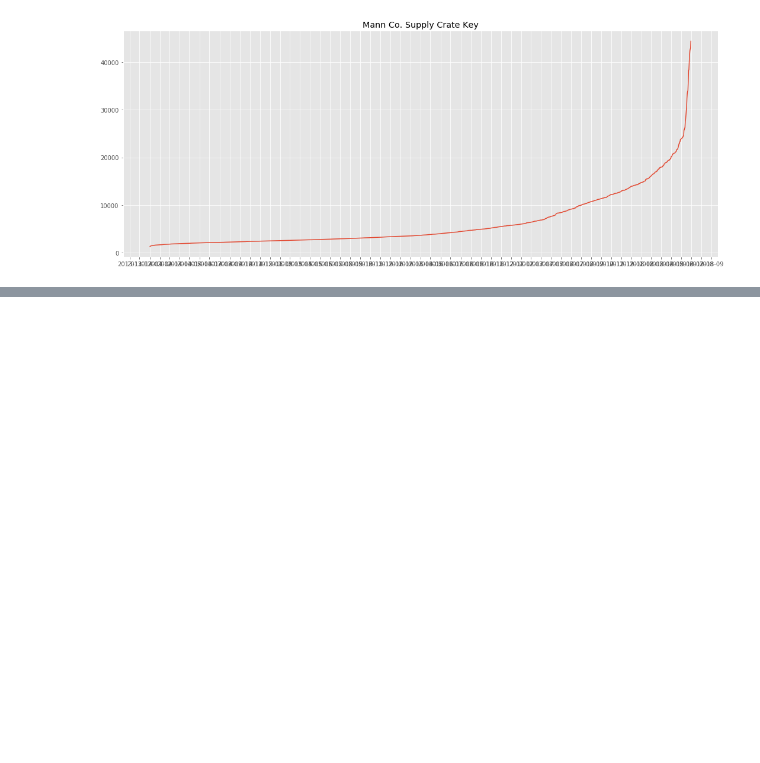
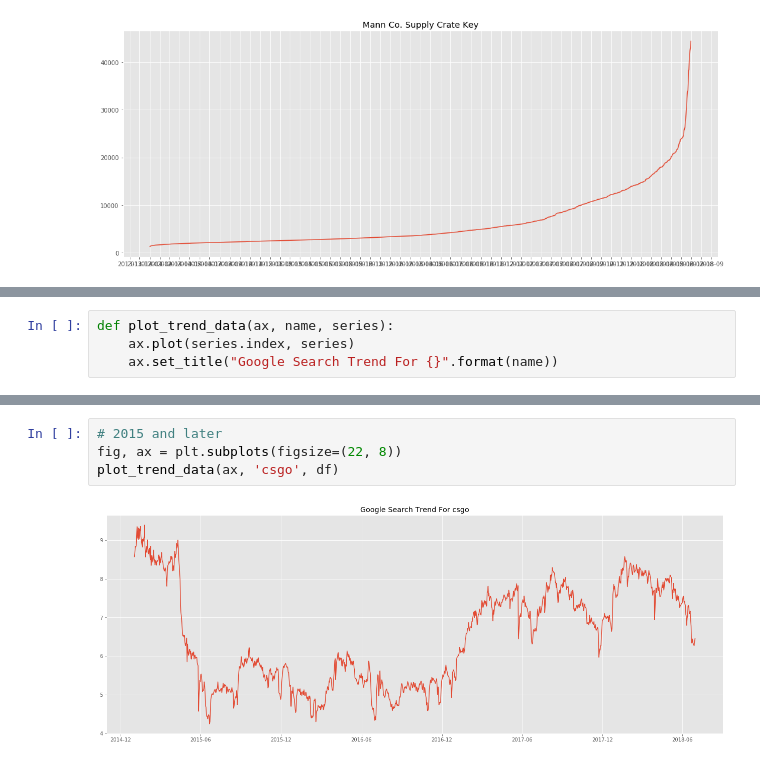
Before and after one commit to AkshayJ0shi/steam_anomaly_detection_capstone, a Jupyter notebook: present_arima.ipynb, the cells around one changed output, grey strips where cells are left out. Cells and saved outputs as stored; diff of their text form; blank space fills up the shorter version.

Commit message:
start over working with series instead of dfs

```diff
--- a/present_arima.ipynb
+++ b/present_arima.ipynb
@@ -256,0 +284,4 @@ plot_raw(dfkey, ax, ycol='quantity')
+# %%
+def plot_trend_data(ax, name, series):
+    ax.plot(series.index, series)
+    ax.set_title("Google Search Trend For {}".format(name))
@@ -256,0 +294,6 @@ plot_raw(dfkey, ax, ycol='quantity')
+# %%
+# 2015 and later
+fig, ax = plt.subplots(figsize=(22, 8))
+plot_trend_data(ax, 'csgo', df)
+# %% [output]
+[figure, added]
```
Also changed, not shown: parts of 12 cells of this notebook, 2 other files.
